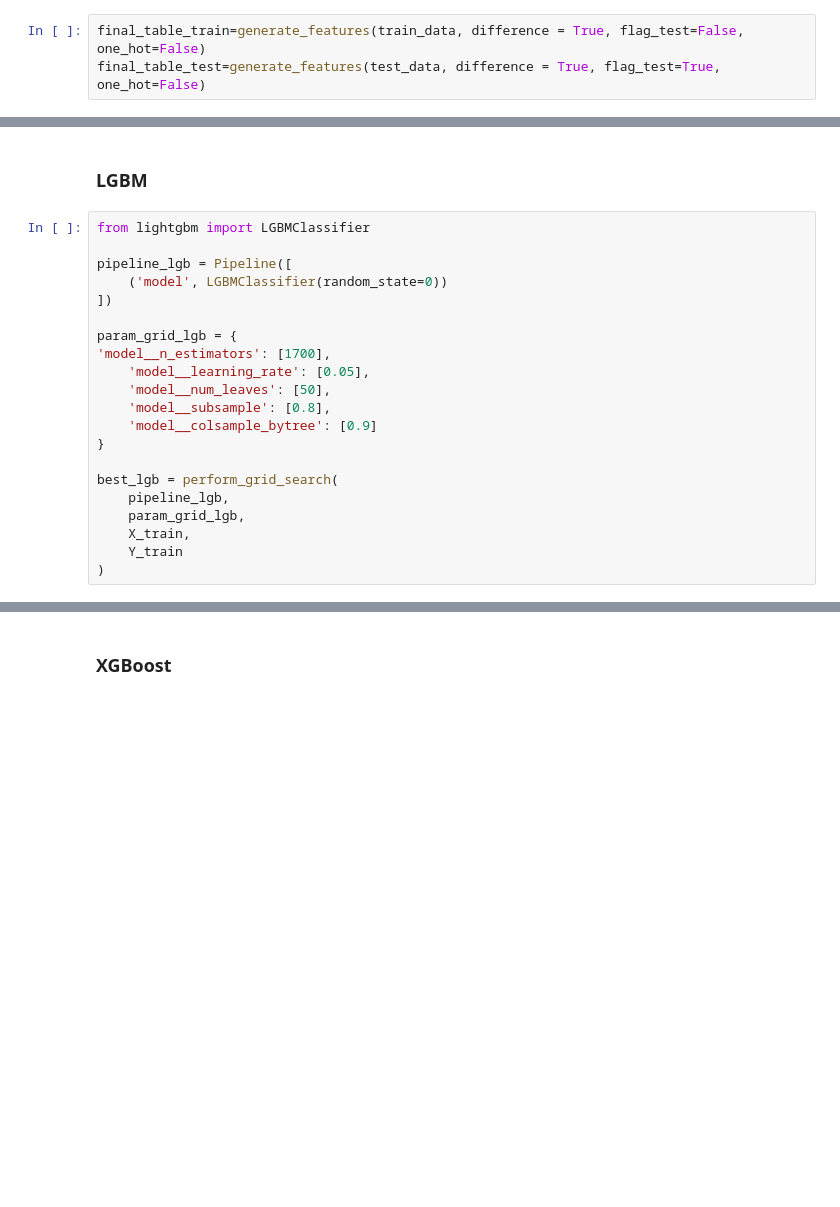
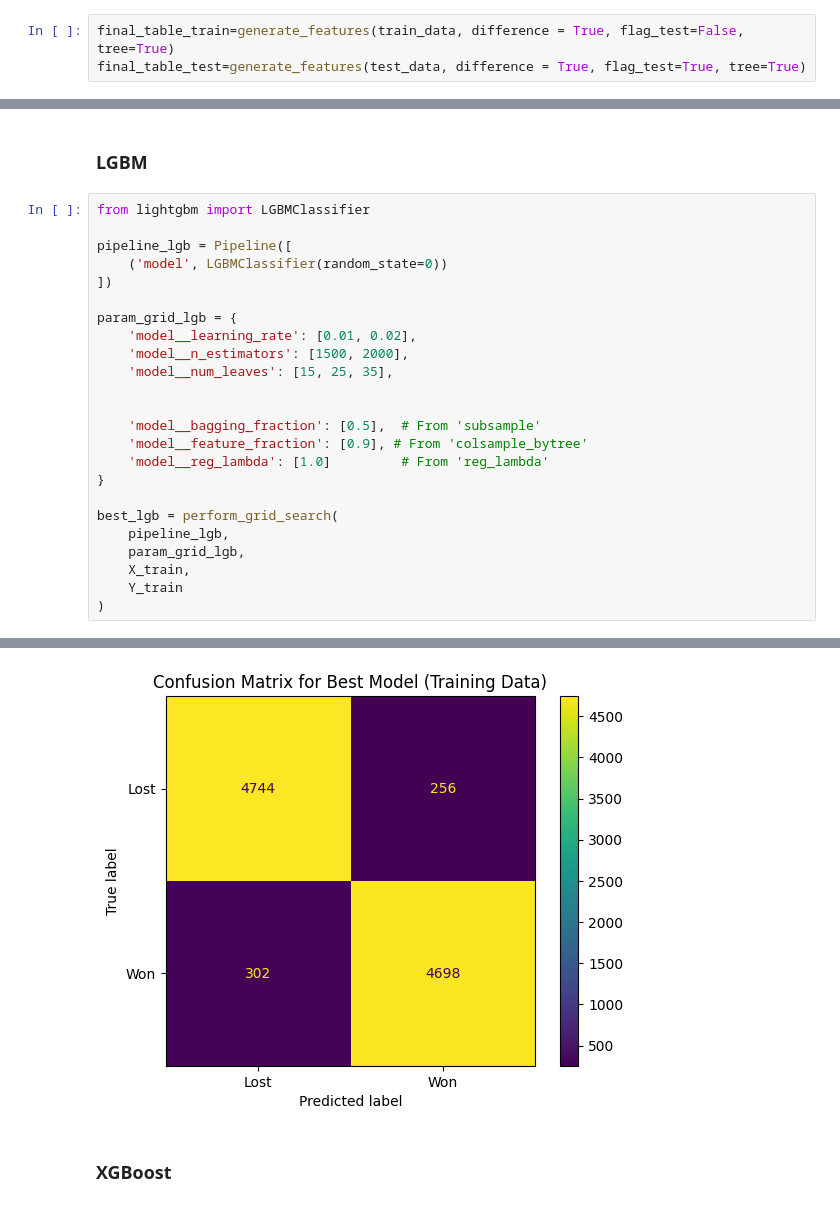
Before and after one commit to LeonardoSani/FDS_challenge, a Jupyter notebook: Notebook.ipynb, the cells around one changed output, grey strips where cells are left out. Saved outputs shown, nothing was run; the diff lists cells and outputs as text; blank space fills up the shorter version.

```diff
--- a/Notebook.ipynb
+++ b/Notebook.ipynb
@@ -573,8 +563,8 @@ Predictions complete.
 # %% [markdown]
 #### the final dataset ( NO ONE-HOT encoding)
 # %%
-final_table_train=generate_features(train_data, difference = True, flag_test=False, one_hot=False)
-final_table_test=generate_features(test_data, difference = True, flag_test=True, one_hot=False)
+final_table_train=generate_features(train_data, difference = True, flag_test=False, tree=True)
+final_table_test=generate_features(test_data, difference = True, flag_test=True, tree=True)
 # %%
 final_table_train.head()
 # %% [output]
@@ -685,11 +675,14 @@ pipeline_lgb = Pipeline([
 ])
 
 param_grid_lgb = {
-'model__n_estimators': [1700],
-    'model__learning_rate': [0.05],
-    'model__num_leaves': [50],
-    'model__subsample': [0.8],
-    'model__colsample_bytree': [0.9]
+    'model__learning_rate': [0.01, 0.02],
+    'model__n_estimators': [1500, 2000],
+    'model__num_leaves': [15, 25, 35],
+
+
+    'model__bagging_fraction': [0.5],  # From 'subsample'
+    'model__feature_fraction': [0.9], # From 'colsample_bytree'
+    'model__reg_lambda': [1.0]         # From 'reg_lambda'
 }
 
 best_lgb = perform_grid_search(
@@ -719,3 +712,4 @@ Best CV accuracy std dev: 0.01114271
+[figure, added]
 # %% [markdown]
 ### XGBoost
 # %%
```
Also changed, not shown: parts of 13 cells of this notebook, 4 other files.
